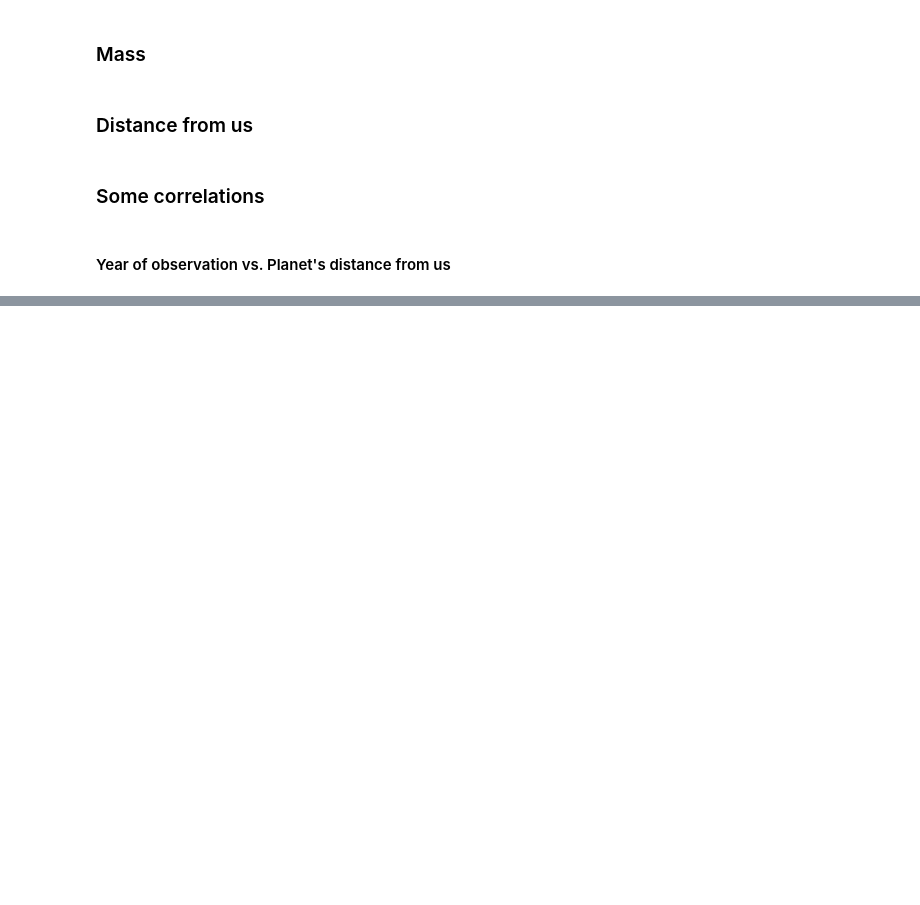
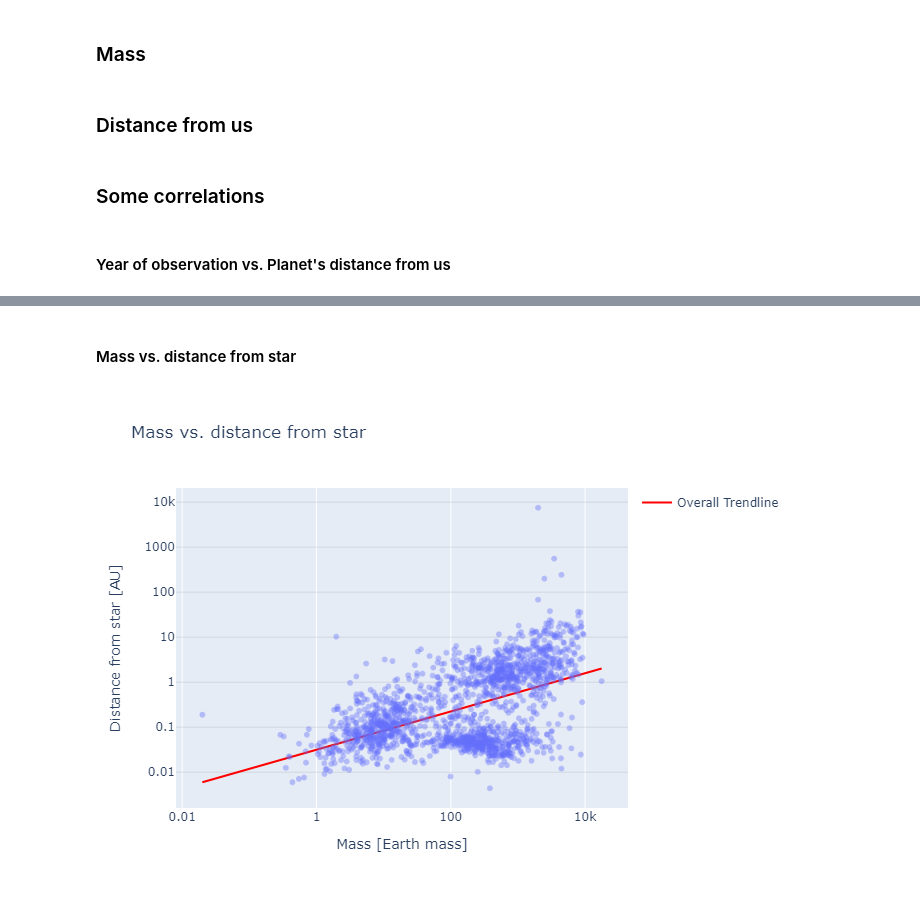
Before and after one commit to Kartmaan/Exoplanets, a Jupyter notebook: exoplanets.ipynb, the cells around one changed output, grey strips where cells are left out. Drawn from its saved outputs; the diff is of its cells as text; code cells hidden in the pictures; blank space fills up the shorter version.

```diff
--- a/exoplanets.ipynb
+++ b/exoplanets.ipynb
@@ -785,0 +787,40 @@ to_img(fig_1)
+# %% [markdown]
+#### Mass vs. distance from star
+# %%
+test = df.loc[
+    (df['pl_bmasse'].notna()) &
+    (df['pl_orbsmax'].notna()) &
+    (df['pl_orbper'].notna())
+    ]
+
+fig_1 = px.scatter(
+    test,
+    x='pl_bmasse',
+    y='pl_orbsmax',
+    log_x=True,
+    log_y=True,
+    title='Mass vs. distance from star',
+    labels={
+        'pl_bmasse': 'Mass [Earth mass]',
+        'pl_orbsmax': 'Distance from star [AU]'},
+    #symbol='rv_flag',
+    #color='pl_rade',
+    opacity=0.4,
+    trendline='ols',
+    trendline_color_override='red',
+    #trendline_label='TEST',
+    trendline_options=dict(log_y=True, log_x=True),
+    trendline_scope='overall'
+    )
+
+#fig_1.update_traces(marker_color='grey')
+
+fig_1.update_yaxes(
+    showgrid=True,
+    gridcolor='black',
+    gridwidth=0.1
+    )
+
+to_img(fig_1)
+# %% [output]
+[figure, added]
```
Also changed, not shown: parts of 1 cell of this notebook, 1 other file.
